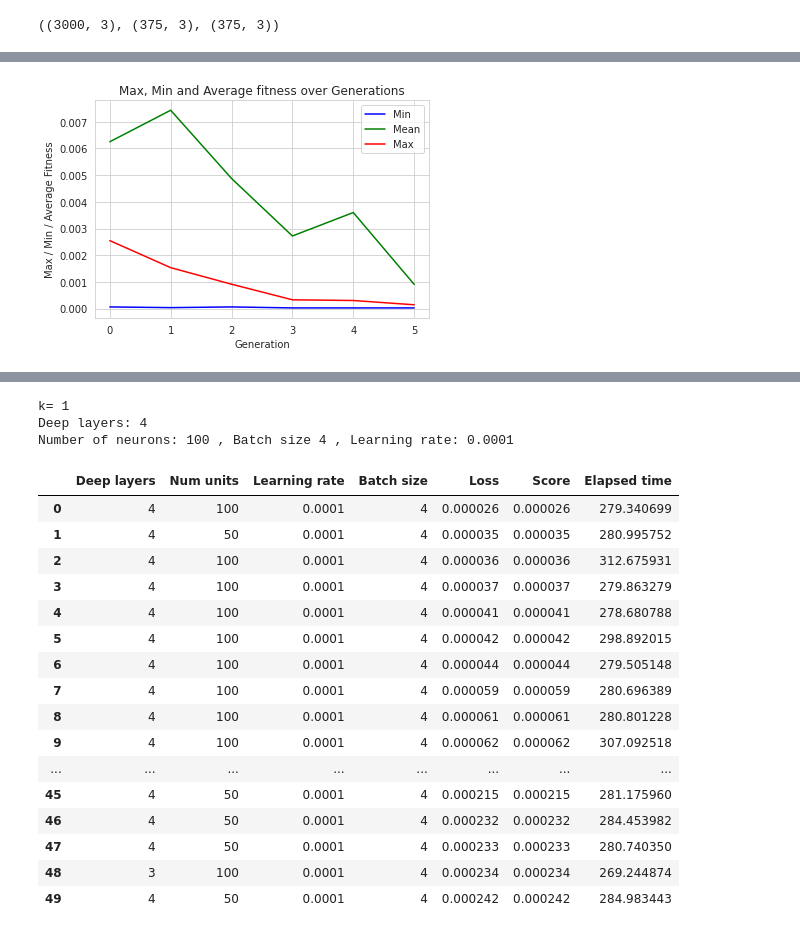
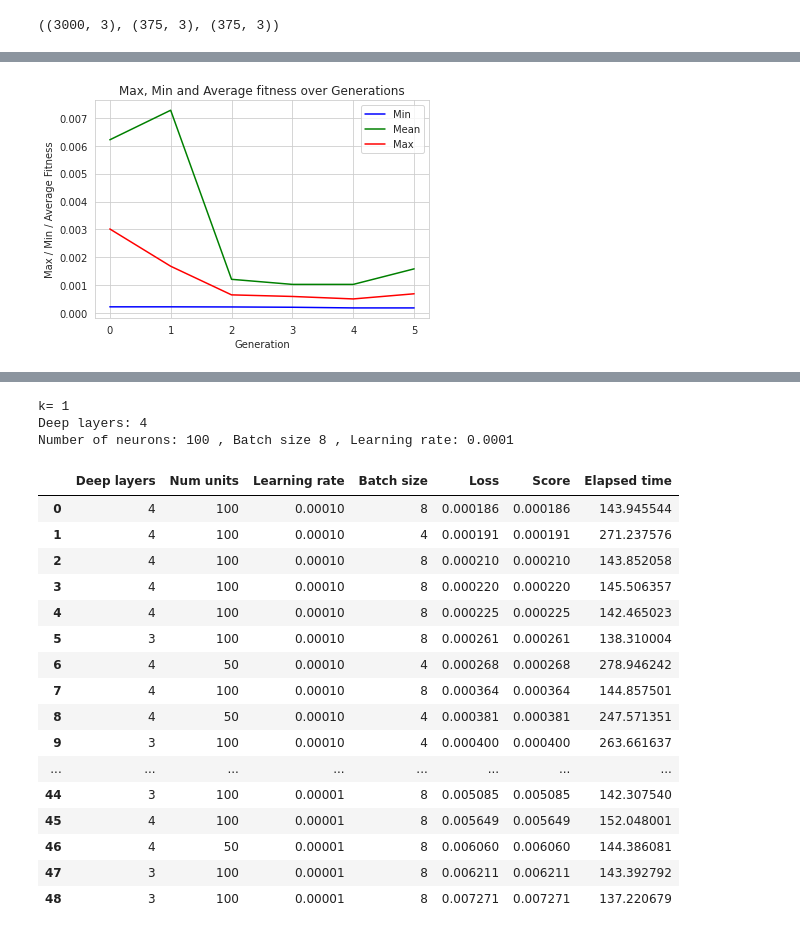
Before and after one commit to igomezv/nnogada, a Jupyter notebook: genetic_hyp_ecs-diff.ipynb, the cells around one changed output, grey strips where cells are left out. Drawn from its saved outputs; the diff is of its cells as text; code cells hidden in the pictures.

```diff
--- a/genetic_hyp_ecs-diff.ipynb
+++ b/genetic_hyp_ecs-diff.ipynb
@@ -330,7 +330,7 @@ def geneticAlgorithm_with_elitism(population_size, max_generations, gene_length,
     best_population = tools.selBest(population,k = k)
     return best_population
 # %%
-population_size = 20   # max of individuals per generation
+population_size = 11   # max of individuals per generation
 max_generations = 5    # number of generations
 gene_length = 4       # lenght of the gene, depends on how many hiperparameters are tested
 k = 1;                 # num. of finalist individuals
@@ -362 +362 @@ Loss: 0.003975101746618748 , Elapsed time: 157.35589337348938
-[figure, old version]
+[figure, new version]
@@ -391,7 +391,7 @@ for bi in best_population:
 # %% [output]
 k= 1
 Deep layers: 4
-Number of neurons: 100 , Batch size 4 , Learning rate: 0.0001
+Number of neurons: 100 , Batch size 8 , Learning rate: 0.0001
 # %%
 filename = "historial_genetic_ecsdiff.txt"
 df = pd.DataFrame(datos, columns = ["Deep layers", "Num units", "Learning rate", "Batch size", "Loss", "Score", "Elapsed time"])
@@ -402,22 +402,22 @@ df.to_csv(filename, header=True, index=False, sep='\t', mode='w') # a=append, w=
 df.head(50)
 # %% [output]
 |  | Deep layers | Num units | Learning rate | Batch size | Loss | Score | Elapsed time |
-| 0 | 4 | 100 | 0.0001 | 4 | 0.000026 | 0.000026 | 279.340699 |
-| 1 | 4 | 50 | 0.0001 | 4 | 0.000035 | 0.000035 | 280.995752 |
-| 2 | 4 | 100 | 0.0001 | 4 | 0.000036 | 0.000036 | 312.675931 |
-| 3 | 4 | 100 | 0.0001 | 4 | 0.000037 | 0.000037 | 279.863279 |
-| 4 | 4 | 100 | 0.0001 | 4 | 0.000041 | 0.000041 | 278.680788 |
-| 5 | 4 | 100 | 0.0001 | 4 | 0.000042 | 0.000042 | 298.892015 |
-| 6 | 4 | 100 | 0.0001 | 4 | 0.000044 | 0.000044 | 279.505148 |
-| 7 | 4 | 100 | 0.0001 | 4 | 0.000059 | 0.000059 | 280.696389 |
-| 8 | 4 | 100 | 0.0001 | 4 | 0.000061 | 0.000061 | 280.801228 |
-| 9 | 4 | 100 | 0.0001 | 4 | 0.000062 | 0.000062 | 307.092518 |
+| 0 | 4 | 100 | 0.00010 | 8 | 0.000186 | 0.000186 | 143.945544 |
+| 1 | 4 | 100 | 0.00010 | 4 | 0.000191 | 0.000191 | 271.237576 |
+| 2 | 4 | 100 | 0.00010 | 8 | 0.000210 | 0.000210 | 143.852058 |
+| 3 | 4 | 100 | 0.00010 | 8 | 0.000220 | 0.000220 | 145.506357 |
+| 4 | 4 | 100 | 0.00010 | 8 | 0.000225 | 0.000225 | 142.465023 |
+| 5 | 3 | 100 | 0.00010 | 8 | 0.000261 | 0.000261 | 138.310004 |
+| 6 | 4 | 50 | 0.00010 | 4 | 0.000268 | 0.000268 | 278.946242 |
+| 7 | 4 | 100 | 0.00010 | 8 | 0.000364 | 0.000364 | 144.857501 |
+| 8 | 4 | 50 | 0.00010 | 4 | 0.000381 | 0.000381 | 247.571351 |
+| 9 | 3 | 100 | 0.00010 | 4 | 0.000400 | 0.000400 | 263.661637 |
 | ... | ... | ... | ... | ... | ... | ... | ... |
-| 45 | 4 | 50 | 0.0001 | 4 | 0.000215 | 0.000215 | 281.175960 |
-| 46 | 4 | 50 | 0.0001 | 4 | 0.000232 | 0.000232 | 284.453982 |
-| 47 | 4 | 50 | 0.0001 | 4 | 0.000233 | 0.000233 | 280.740350 |
-| 48 | 3 | 100 | 0.0001 | 4 | 0.000234 | 0.000234 | 269.244874 |
-| 49 | 4 | 50 | 0.0001 | 4 | 0.000242 | 0.000242 | 284.983443 |
+| 44 | 3 | 100 | 0.00001 | 8 | 0.005085 | 0.005085 | 142.307540 |
+| 45 | 4 | 100 | 0.00001 | 8 | 0.005649 | 0.005649 | 152.048001 |
+| 46 | 4 | 50 | 0.00001 | 8 | 0.006060 | 0.006060 | 144.386081 |
+| 47 | 3 | 100 | 0.00001 | 8 | 0.006211 | 0.006211 | 143.392792 |
+| 48 | 3 | 100 | 0.00001 | 8 | 0.007271 | 0.007271 | 137.220679 |
 # %%
 total_time = float(np.sum(df[["Elapsed time"]])/60)
 
```
Also changed, not shown: parts of 3 cells of this notebook.
